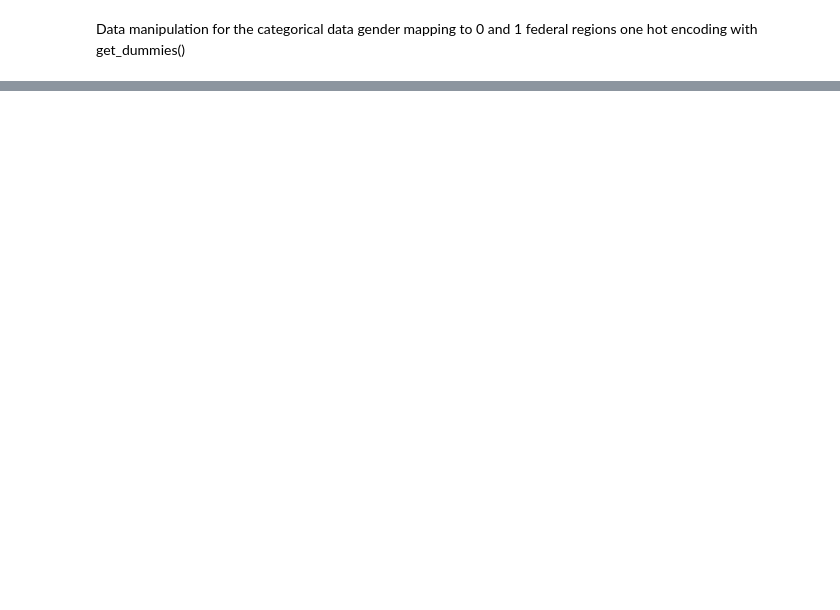
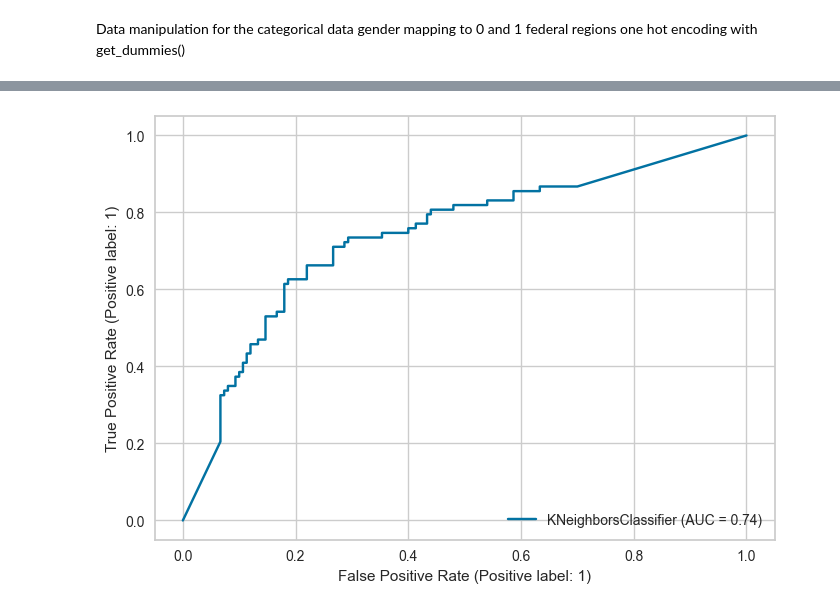
Before and after one commit to Golnoush-Gh/Classification, a Jupyter notebook: notebooks/Loan_flagging.ipynb, the cells around one changed output, grey strips where cells are left out. Cells and saved outputs as stored; diff of their text form; code cells hidden in the pictures; blank space fills up the shorter version.

```diff
--- a/notebooks/Loan_flagging.ipynb
+++ b/notebooks/Loan_flagging.ipynb
@@ -247,0 +380,5 @@ for classifier in classifiers:
+# %%
+# useful addition to the ROC plot is the precision-recall curve
+_ = RocCurveDisplay.from_estimator(clf, X_test, y_test)
+# %% [output]
+[figure, added]
```
Also changed, not shown: parts of 21 cells of this notebook.
